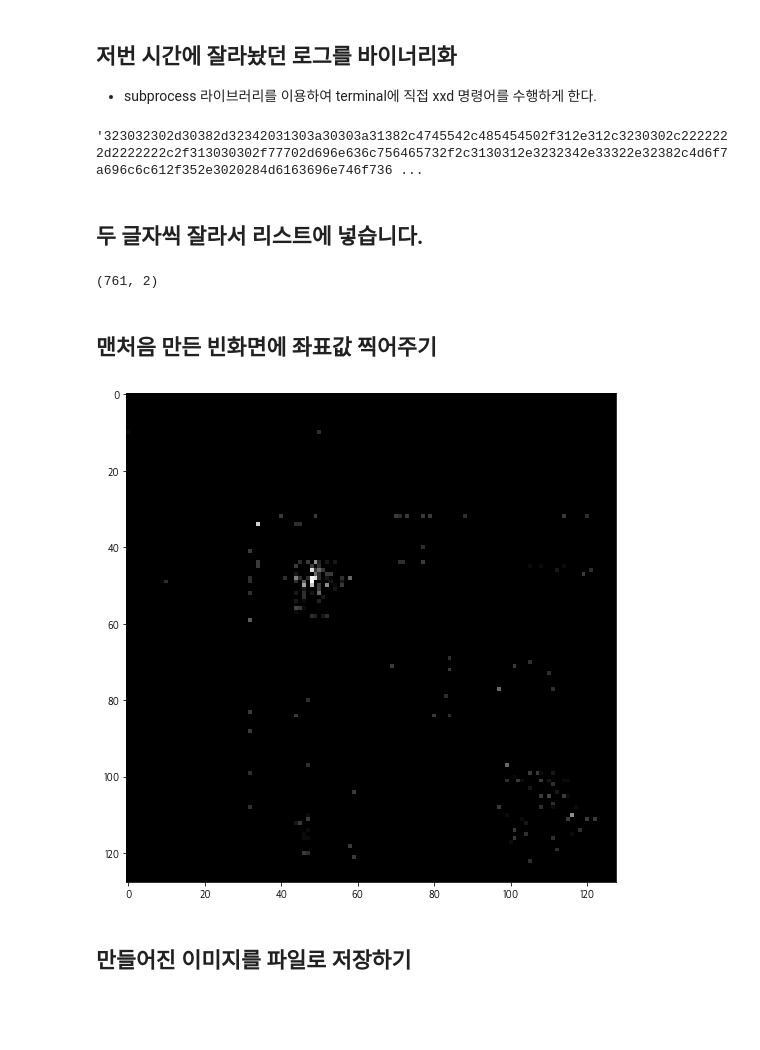
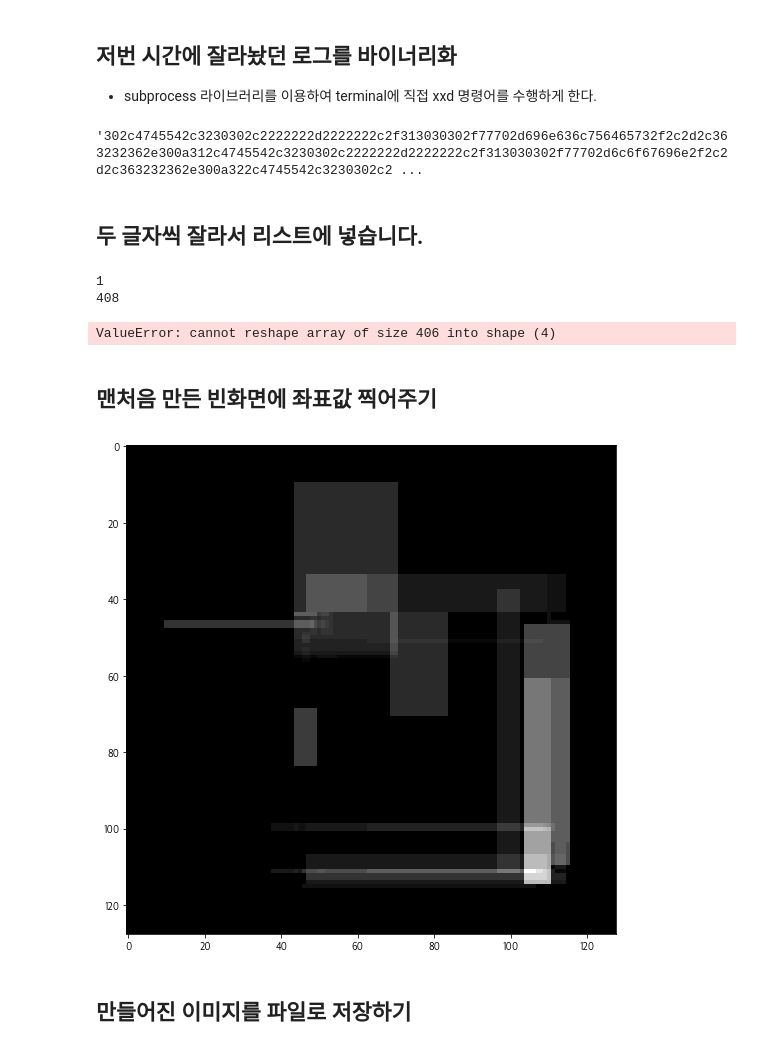
Before and after one commit to gnsia/conan, a Jupyter notebook: Algorythm/2020-11-17-[conan]-make-the-image.ipynb, the cells around one changed output. Drawn from its saved outputs; the diff is of its cells as text; code cells hidden in the pictures; blank space fills up the shorter version.

```diff
--- a/Algorythm/2020-11-17-[conan]-make-the-image.ipynb
+++ b/Algorythm/2020-11-17-[conan]-make-the-image.ipynb
@@ -27,33 +27,51 @@ imshow('zeros',empty)
 ## 저번 시간에 잘라놨던 로그를 바이너리화
 - subprocess 라이브러리를 이용하여 terminal에 직접 xxd 명령어를 수행하게 한다.
 # %%
-out = subprocess.check_output(['xxd','-p','../split_by_1min/2020-08-24_10-00-1.csv'])
+out = sp.check_output(['xxd','-p','../logSplitDataset/2020-08-24_10-00-1.csv'])
 out = str(out)
 out = out[2:-1].replace('\\n', '')
 out
 # %% [output]
-'323032302d30382d32342031303a30303a31382c4745542c485454502f312e312c3230302c2222222d2222222c2f313030302f77702d696e636c756465732f2c3130312e3232342e33322e32382c4d6f7a696c6c612f352e3020284d6163696e746f736 ...
+'302c4745542c3230302c2222222d2222222c2f313030302f77702d696e636c756465732f2c2d2c363232362e300a312c4745542c3230302c2222222d2222222c2f313030302f77702d6c6f67696e2f2c2d2c363232362e300a322c4745542c3230302c2 ...
 # %% [markdown]
 ## 두 글자씩 잘라서 리스트에 넣습니다.
 # %%
 length = 2
 outListHex = list(map(''.join, zip(*[iter(out)]*length)))
-outListInt = [int(x, 16) for x in result]
-if len(outListInt) % 2 != 0:
-    outListInt.append(0)
-outArray = np.array(outListInt)
-outArray = outArray.reshape(-1,2)
-outArray.shape
+outListInt = [int(x, 16) for x in outListHex]
-# %% [output]
-(761, 2)
+# %%
+print(len(outListInt) % 4)
+
+if len(outListInt) % 4 == 1:
+    for i in range(3):
+        outListInt.append(0)
+
+elif len(outListInt) % 4 == 2:
+    for i in range(2):
+        outListInt.append(0)
+
+elif len(outListInt) % 4 == 3:
+    for i in range(1):
+        outListInt.append(0)
+
+print(len(outListInt))
+# %% [output]
+1
+408
+# %%
+outArray = np.array(outListInt)
+outArray = outArray.reshape(-1, 4)
+outArray
+# %% [output]
+ValueError: cannot reshape array of size 406 into shape (4)
 # %% [markdown]
 ## 맨처음 만든 빈화면에 좌표값 찍어주기
 # %%
-for i, j in outArray:
-    empty[i, j] += 1
+for x1, y1, x2, y2 in outArray:
+    empty[x1:y1, x2:y2] += 1
 imshow('',empty)
 # %% [output]
-[figure, old version]
+[figure, new version]
 # %% [markdown]
 ## 만들어진 이미지를 파일로 저장하기
 # %%
```
Also changed, not shown: parts of 4 cells of this notebook, 7 other files.
